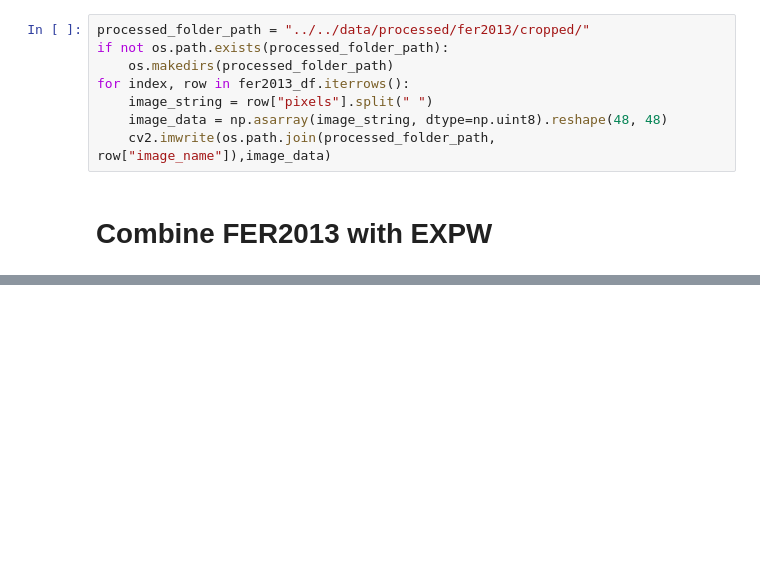
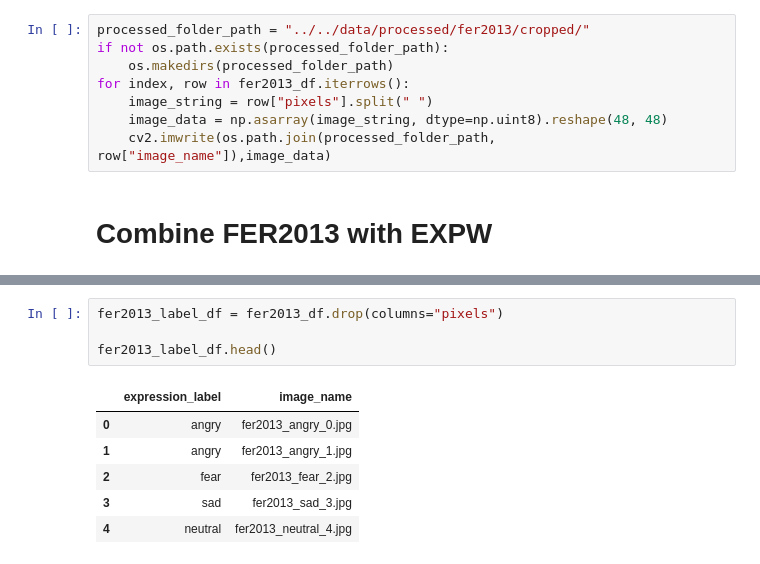
Before and after one commit to DSPRO2-Group-9/emotion_recognition, a Jupyter notebook: notebook/processing/combine_fer2013_expw.ipynb, the cells around one changed output, grey strips where cells are left out. Drawn from its saved outputs; the diff is of its cells as text; blank space fills up the shorter version.

```diff
--- a/notebook/processing/combine_fer2013_expw.ipynb
+++ b/notebook/processing/combine_fer2013_expw.ipynb
@@ -59,0 +85,11 @@ for index, row in fer2013_df.iterrows():
+# %%
+fer2013_label_df = fer2013_df.drop(columns="pixels")
+
+fer2013_label_df.head()
+# %% [output]
+|  | expression_label | image_name |
+| 0 | angry | fer2013_angry_0.jpg |
+| 1 | angry | fer2013_angry_1.jpg |
+| 2 | fear | fer2013_fear_2.jpg |
+| 3 | sad | fer2013_sad_3.jpg |
+| 4 | neutral | fer2013_neutral_4.jpg |
```
Also changed, not shown: parts of 15 cells of this notebook, 3 other files.
